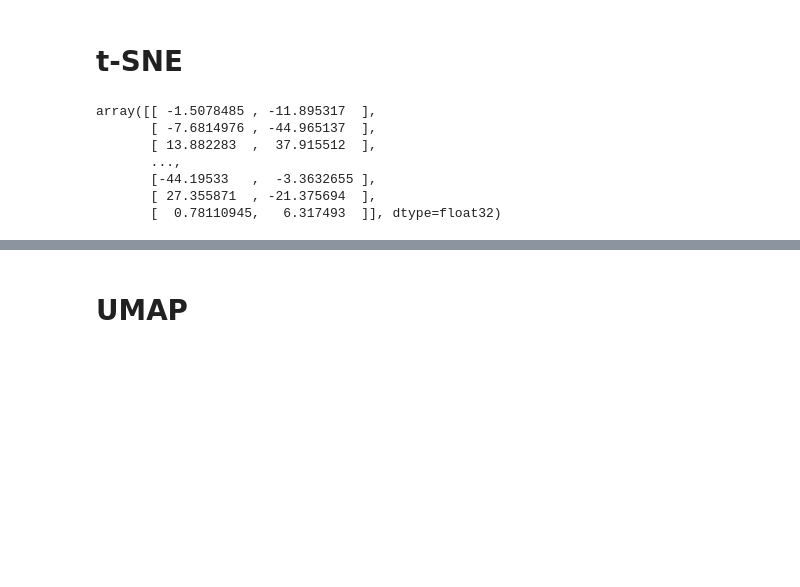
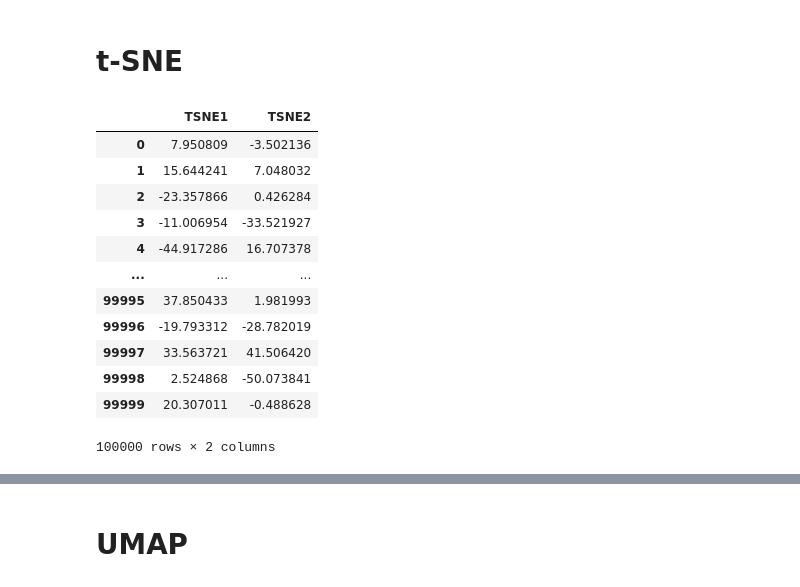
Before and after one commit to MaximosMp/IML_A2, a Jupyter notebook: IML_A2/dimensionality_reduction_a2.ipynb, the cells around one changed output, grey strips where cells are left out. Cells and saved outputs as stored; diff of their text form; code cells hidden in the pictures; blank space fills up the shorter version.

```diff
--- a/IML_A2/dimensionality_reduction_a2.ipynb
+++ b/IML_A2/dimensionality_reduction_a2.ipynb
@@ -53,16 +77,23 @@ from sklearn.manifold import TSNE
 
 tsne = TSNE(n_components=2, perplexity=50)
 transformed = tsne.fit_transform(df)
-# %%
-transformed
-# %% [output]
-array([[ -1.5078485 , -11.895317  ],
-       [ -7.6814976 , -44.965137  ],
-       [ 13.882283  ,  37.915512  ],
-       ...,
-       [-44.19533   ,  -3.3632655 ],
-       [ 27.355871  , -21.375694  ],
-       [  0.78110945,   6.317493  ]], dtype=float32)
+# %%
+transformed_TSNE = pd.DataFrame(transformed, columns=['TSNE1', 'TSNE2'])
+transformed_TSNE
+# %% [output]
+|  | TSNE1 | TSNE2 |
+| 0 | 7.950809 | -3.502136 |
+| 1 | 15.644241 | 7.048032 |
+| 2 | -23.357866 | 0.426284 |
+| 3 | -11.006954 | -33.521927 |
+| 4 | -44.917286 | 16.707378 |
+| ... | ... | ... |
+| 99995 | 37.850433 | 1.981993 |
+| 99996 | -19.793312 | -28.782019 |
+| 99997 | 33.563721 | 41.506420 |
+| 99998 | 2.524868 | -50.073841 |
+| 99999 | 20.307011 | -0.488628 |
+100000 rows × 2 columns
 # %%
 # plot the data -- no classes yet
 
```
Also changed, not shown: parts of 7 cells of this notebook.
